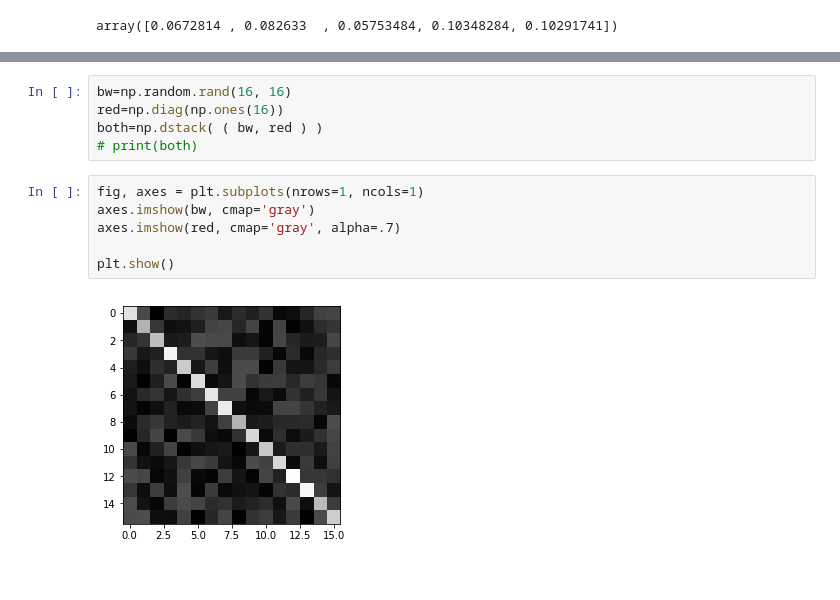
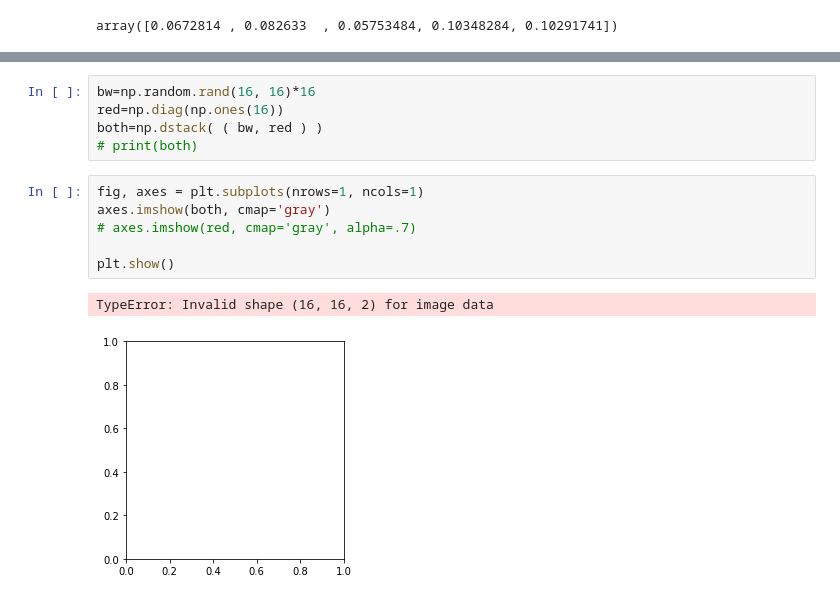
Before and after one commit to Yennda/spr_microscopy, a Jupyter notebook: plots.ipynb, the cells around one changed output, grey strips where cells are left out. Cells and saved outputs as stored; diff of their text form.

```diff
--- a/plots.ipynb
+++ b/plots.ipynb
@@ -88,13 +90,14 @@ axes.legend(loc=2)
 # %%
-bw=np.random.rand(16, 16)
+bw=np.random.rand(16, 16)*16
 red=np.diag(np.ones(16))
 both=np.dstack( ( bw, red ) )
 # print(both)
 # %%
 fig, axes = plt.subplots(nrows=1, ncols=1)
-axes.imshow(bw, cmap='gray')
-axes.imshow(red, cmap='gray', alpha=.7)
+axes.imshow(both, cmap='gray')
+# axes.imshow(red, cmap='gray', alpha=.7)
 
 plt.show()
 # %% [output]
+TypeError: Invalid shape (16, 16, 2) for image data
-[figure, old version]
+[figure, new version]
```
Also changed, not shown: parts of 3 cells of this notebook, 7 other files.
